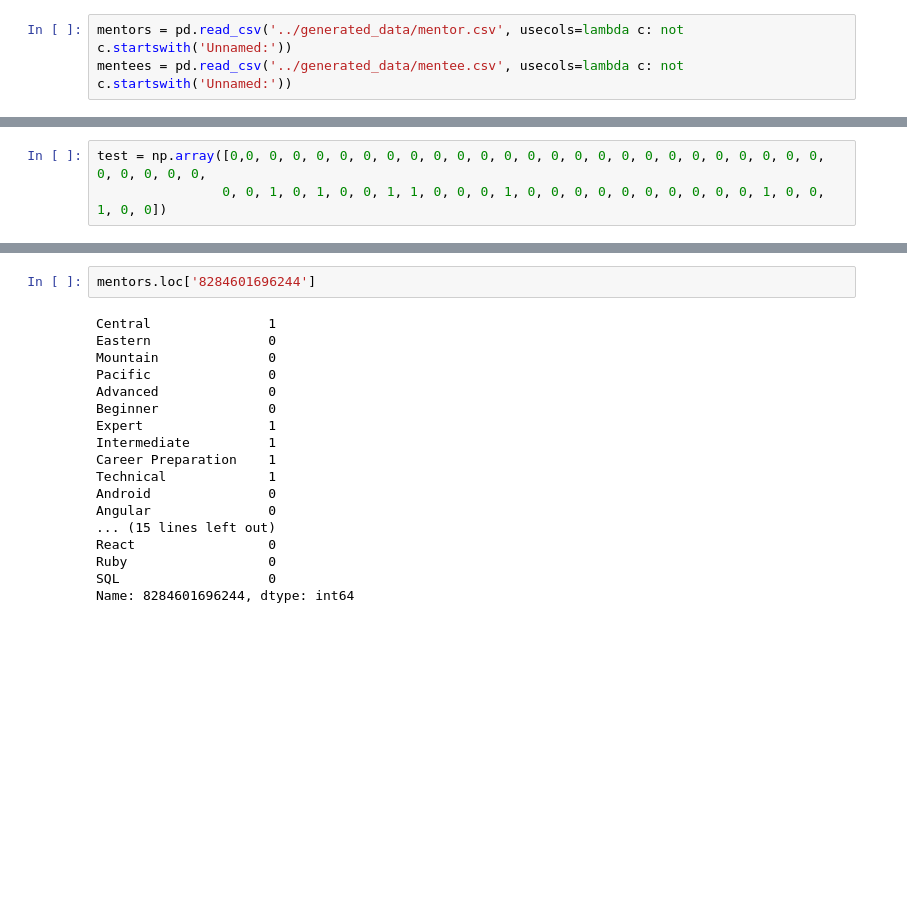
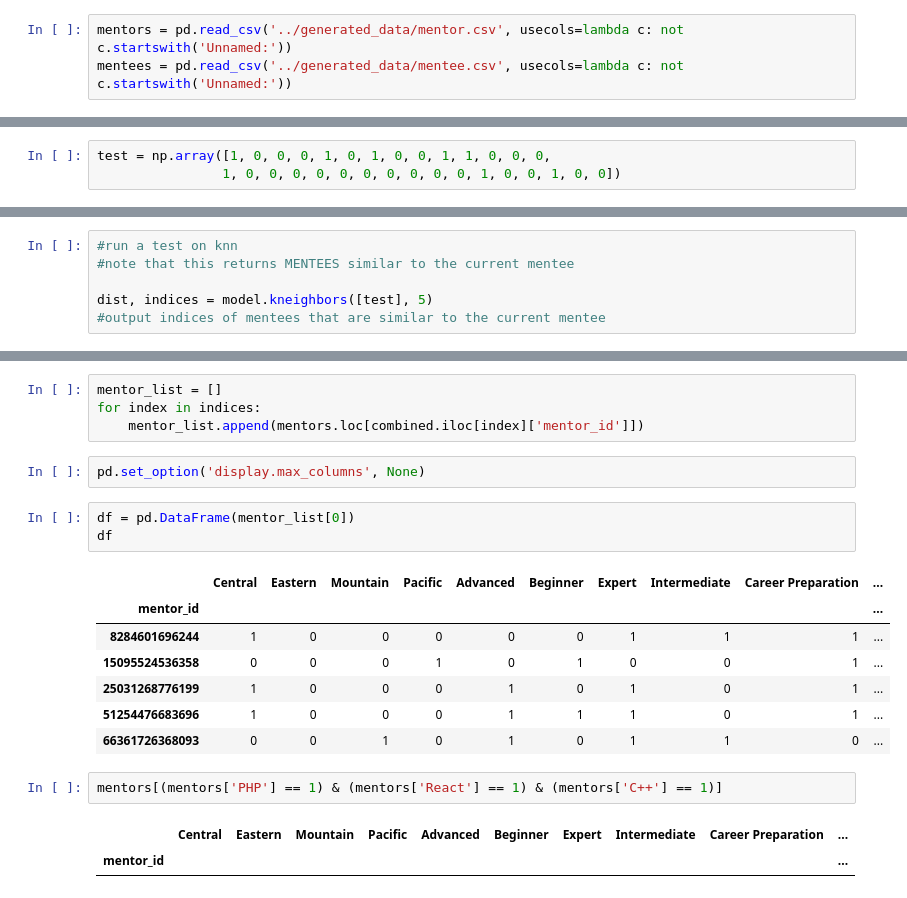
Before and after one commit to BloomTech-Labs/underdog-devs-ds-a, a Jupyter notebook: notebooks/KNN.ipynb, the cells around one changed output, grey strips where cells are left out. Drawn from its saved outputs; the diff is of its cells as text; blank space fills up the shorter version.

```diff
--- a/notebooks/KNN.ipynb
+++ b/notebooks/KNN.ipynb
@@ -93,3 +118,3 @@ model = create_model(combined, neighbors_number=10)
 # %%
-test = np.array([0,0, 0, 0, 0, 0, 0, 0, 0, 0, 0, 0, 0, 0, 0, 0, 0, 0, 0, 0, 0, 0, 0, 0, 0, 0, 0, 0, 0, 0, 0,
-                0, 0, 1, 0, 1, 0, 0, 1, 1, 0, 0, 0, 1, 0, 0, 0, 0, 0, 0, 0, 0, 0, 0, 1, 0, 0, 1, 0, 0])
+test = np.array([1, 0, 0, 0, 1, 0, 1, 0, 0, 1, 1, 0, 0, 0,
+                1, 0, 0, 0, 0, 0, 0, 0, 0, 0, 0, 1, 0, 0, 1, 0, 0])
@@ -102 +121,7 @@ model.kneighbors([test], 10)
+# %%
+#run a test on knn
+#note that this returns MENTEES similar to the current mentee
+
+dist, indices = model.kneighbors([test], 5)
+#output indices of mentees that are similar to the current mentee
 # %%
@@ -122,20 +147,22 @@ Name: 51342413413400, dtype: float64
-# %%
-mentors.loc['8284601696244']
-# %% [output]
-Central               1
-Eastern               0
-Mountain              0
-Pacific               0
-Advanced              0
-Beginner              0
-Expert                1
-Intermediate          1
-Career Preparation    1
-Technical             1
-Android               0
-Angular               0
-... (15 lines left out)
-React                 0
-Ruby                  0
-SQL                   0
-Name: 8284601696244, dtype: int64
+# %%
+mentor_list = []
+for index in indices:
+    mentor_list.append(mentors.loc[combined.iloc[index]['mentor_id']])
+# %%
+pd.set_option('display.max_columns', None)
+# %%
+df = pd.DataFrame(mentor_list[0])
+df
+# %% [output]
+|  | Central | Eastern | Mountain | Pacific | Advanced | Beginner | Expert | Intermediate | Career Preparation | ... |
+| mentor_id |  |  |  |  |  |  |  |  |  | ... |
+| 8284601696244 | 1 | 0 | 0 | 0 | 0 | 0 | 1 | 1 | 1 | ... |
+| 15095524536358 | 0 | 0 | 0 | 1 | 0 | 1 | 0 | 0 | 1 | ... |
+| 25031268776199 | 1 | 0 | 0 | 0 | 1 | 0 | 1 | 0 | 1 | ... |
+| 51254476683696 | 1 | 0 | 0 | 0 | 1 | 1 | 1 | 0 | 1 | ... |
+| 66361726368093 | 0 | 0 | 1 | 0 | 1 | 0 | 1 | 1 | 0 | ... |
+# %%
+mentors[(mentors['PHP'] == 1) & (mentors['React'] == 1) & (mentors['C++'] == 1)]
+# %% [output]
+|  | Central | Eastern | Mountain | Pacific | Advanced | Beginner | Expert | Intermediate | Career Preparation | ... |
+| mentor_id |  |  |  |  |  |  |  |  |  | ... |
```
Also changed, not shown: parts of 16 cells of this notebook, 1 other file.
